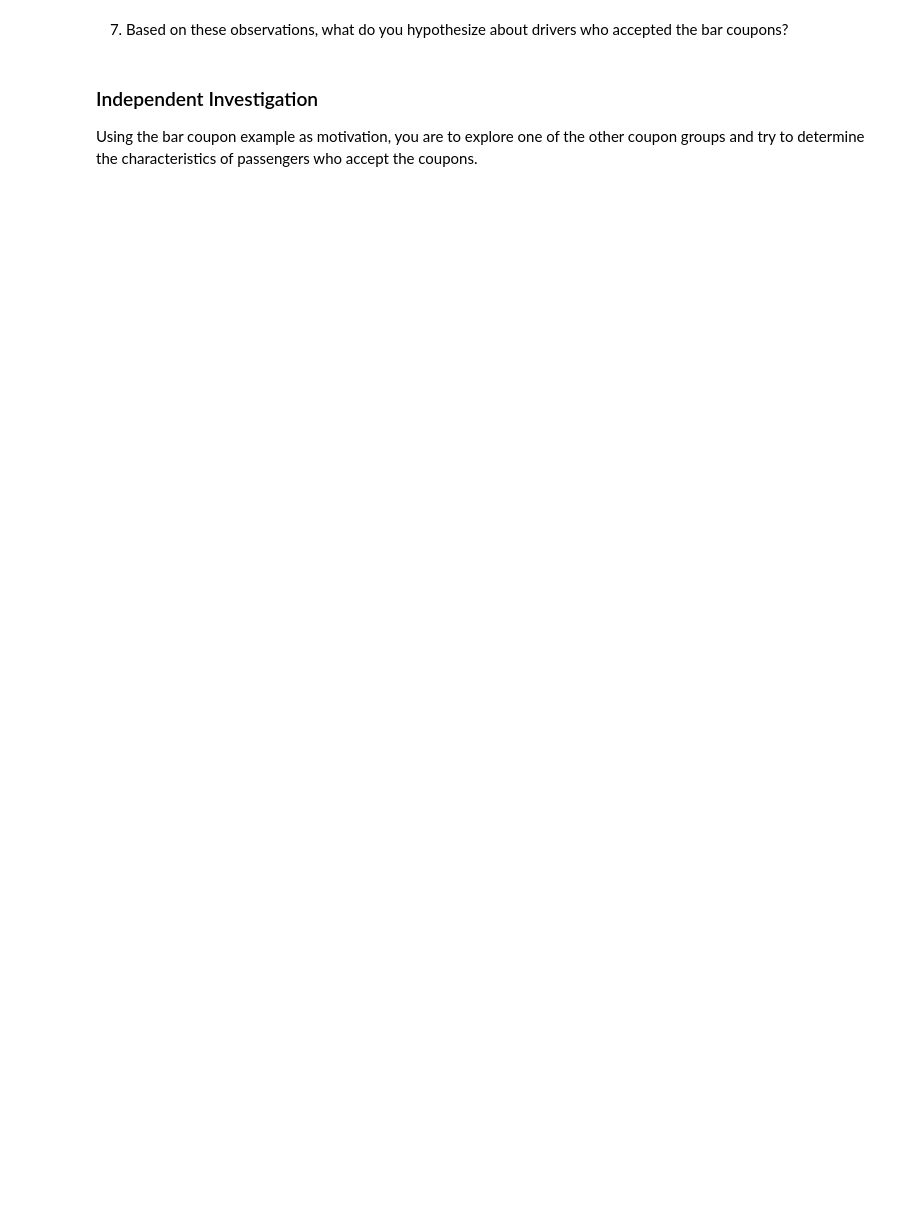
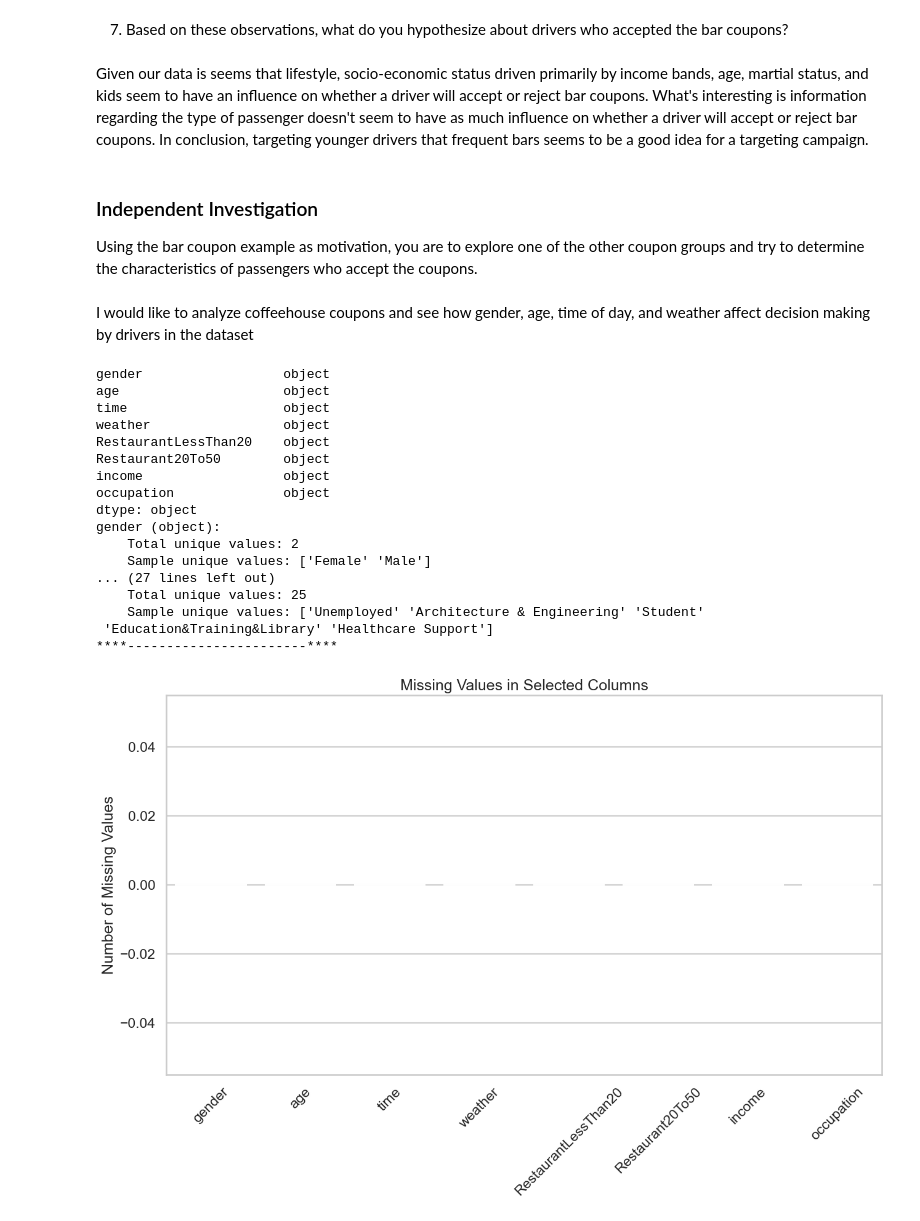
Before and after one commit to yekijnuy/AIML-Amazon-Analysis, a Jupyter notebook: notebooks/prompt.ipynb, the cells around one changed output. Drawn from its saved outputs; the diff is of its cells as text; code cells hidden in the pictures; blank space fills up the shorter version.

Commit message:
Main: Updated final analysis

```diff
--- a/notebooks/prompt.ipynb
+++ b/notebooks/prompt.ipynb
@@ -274,6 +419,58 @@ See the caveats in the documentation: https://pandas.pydata.org/pandas-docs/stab
 # %% [markdown]
 7.  Based on these observations, what do you hypothesize about drivers who accepted the bar coupons?
+# %% [markdown]
+Given our data is seems that lifestyle, socio-economic status driven primarily by income bands, age, martial status, and kids seem to have an influence on whether a driver will accept or reject bar coupons.  What's interesting is information regarding the type of passenger doesn't seem to have as much influence on whether a driver will accept or reject bar coupons.  In conclusion, targeting younger drivers that frequent bars seems to be a good idea for a targeting campaign.
 # %% [markdown]
 ### Independent Investigation
 
 Using the bar coupon example as motivation, you are to explore one of the other coupon groups and try to determine the characteristics of passengers who accept the coupons.
+# %% [markdown]
+I would like to analyze coffeehouse coupons and see how gender, age, time of day, and weather affect decision making by drivers in the dataset
+# %%
+# Check data types of columns
+selected_columns = ['gender', 'age', 'time', 'weather',
+                    'RestaurantLessThan20', 'Restaurant20To50', 'income', 'occupation']
+
+# Check data types of relevant columns
+print(data[selected_columns].dtypes)
+
+# display possible unique values for ease of analysis
+for column in selected_columns:
+    unique_vals = data[column].unique()
+    print(f"{column} ({data[column].dtypes}):")
+    print(f"    Total unique values: {len(unique_vals)}")
+    print(f"    Sample unique values: {unique_vals[:5]}")
+    print("****-----------------------****")
+
+# Check missing values
+missing_values = data[selected_columns].isnull().sum()
+
+# Plot to see visually the missing values
+plt.figure(figsize=(15, 8))
+sns.barplot(x=missing_values.index, y=missing_values.values)
+plt.xticks(rotation=45)
+plt.ylabel('Number of Missing Values')
+plt.title('Missing Values in Selected Columns')
+plt.show()
+
+# Replace missing values with 'unknown' for the selected columns
+data[selected_columns] = data[selected_columns].fillna('unknown')
+# %% [output]
+gender                  object
+age                     object
+time                    object
+weather                 object
+RestaurantLessThan20    object
+Restaurant20To50        object
+income                  object
+occupation              object
+dtype: object
+gender (object):
+    Total unique values: 2
+    Sample unique values: ['Female' 'Male']
+... (27 lines left out)
+    Total unique values: 25
+    Sample unique values: ['Unemployed' 'Architecture & Engineering' 'Student'
+ 'Education&Training&Library' 'Healthcare Support']
+****-----------------------****
+[figure, added]
```
Also changed, not shown: parts of 7 cells of this notebook.
